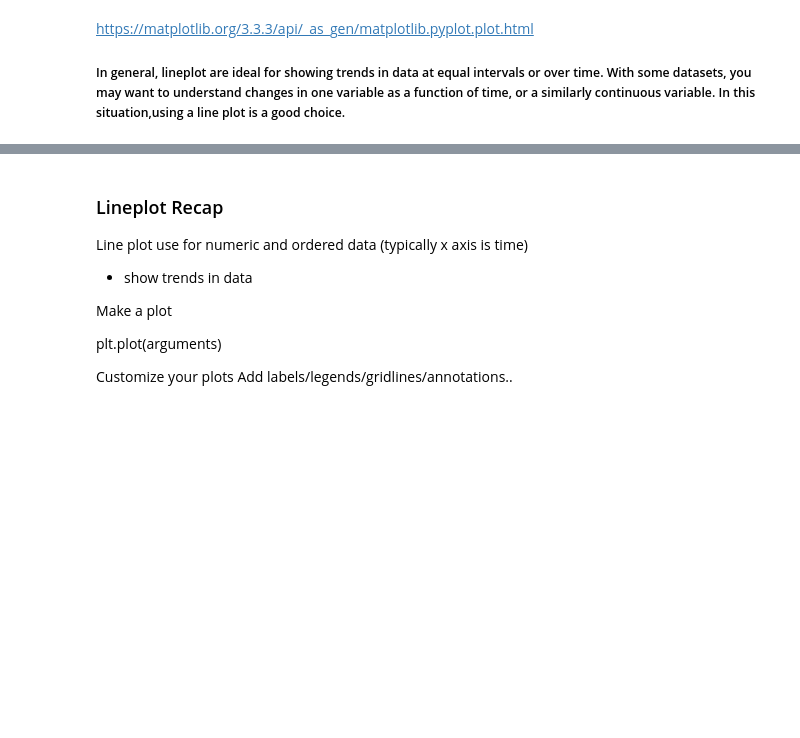
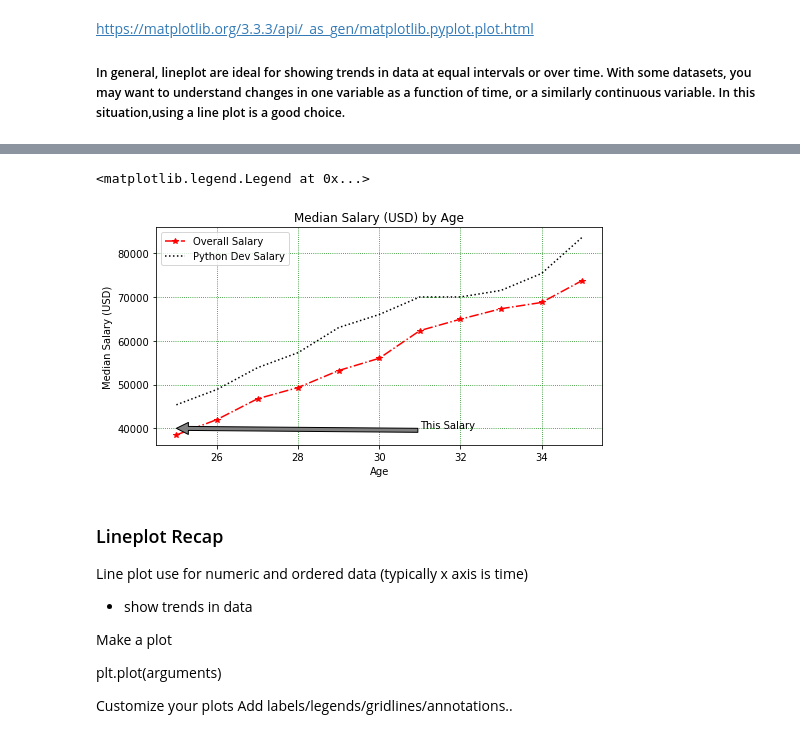
Before and after one commit to b-r-e-t-t/python-exercises, a Jupyter notebook: hopper-matplotlib-lesson.ipynb, the cells around one changed output, grey strips where cells are left out. Saved outputs shown, nothing was run; the diff lists cells and outputs as text; code cells hidden in the pictures; blank space fills up the shorter version.

```diff
--- a/hopper-matplotlib-lesson.ipynb
+++ b/hopper-matplotlib-lesson.ipynb
@@ -79,3 +82,41 @@ js_dev_y = [37810, 43515, 46823, 49293, 53437,
+# %%
+# plot the data
+
+#plt.xkcd()
+
+plt.figure(figsize = (8,4))
+
+plt.plot(age, dev_y,
+        color = 'red',
+        marker = '*',
+        linestyle = 'dashdot',
+        label = 'Overall Salary')
+
+plt.plot(age, py_dev_y,
+         color = 'black',
+         marker = '',
+         linestyle = 'dotted',
+         label = 'Python Dev Salary')
+
+#Customize
+
+plt.xlabel('Age')
+plt.ylabel('Median Salary (USD)')
+
+plt.title('Median Salary (USD) by Age')
+
+plt.annotate('This Salary',
+            xy = (25, 40000),
+            xytext = (31, 40000),
+            arrowprops = dict(facecolor = 'gray'))
+
+plt.grid('True', linestyle = 'dotted', color = 'green')
+#ls or linestyle
+
+plt.legend()
+# %% [output]
+<matplotlib.legend.Legend at 0x...>
+[figure, added]
 # %% [markdown]
 ### Lineplot Recap
 Line plot
```
Also changed, not shown: parts of 11 cells of this notebook, 1 other file.
